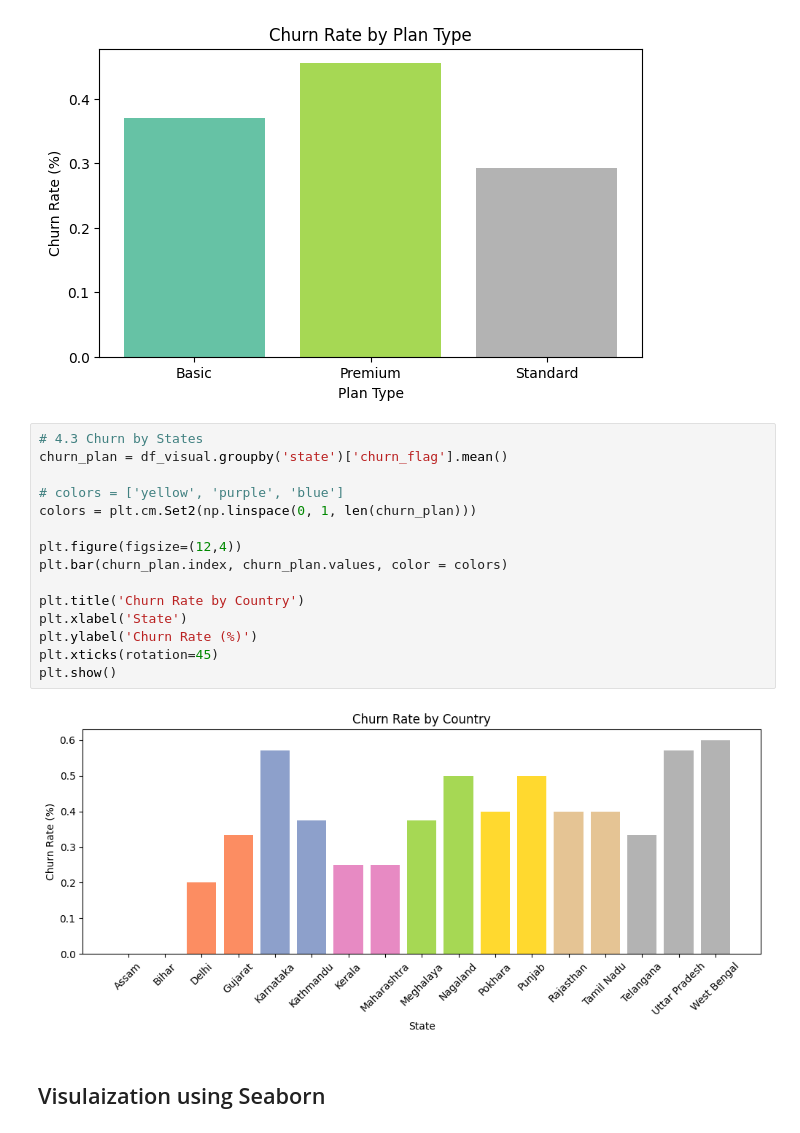
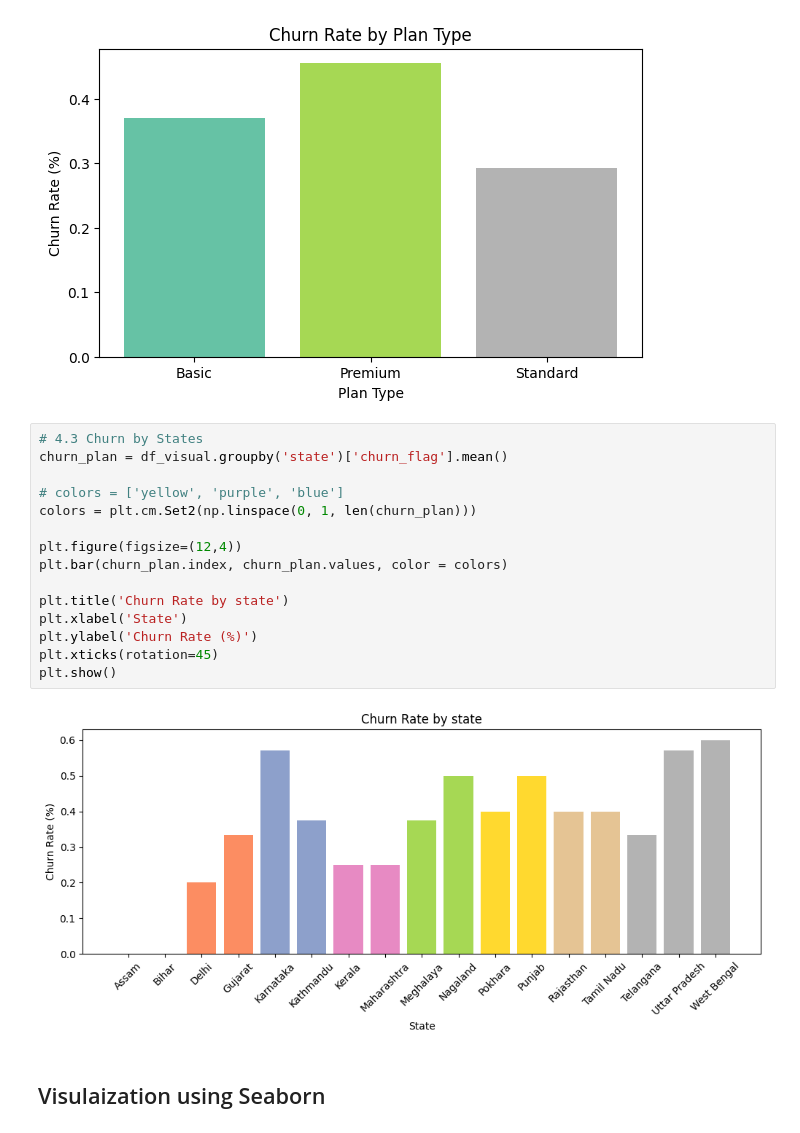
Before and after one commit to 7ankitsharma/Customer-Churn-Analysis, a Jupyter notebook: customer_churn_analysis.ipynb, the cells around one changed output. Cells and saved outputs as stored; diff of their text form.

```diff
--- a/customer_churn_analysis.ipynb
+++ b/customer_churn_analysis.ipynb
@@ -572,20 +541,20 @@ plt.show()
 # %%
 # 4.3 Churn by States
 churn_plan = df_visual.groupby('state')['churn_flag'].mean()
 
 # colors = ['yellow', 'purple', 'blue']
 colors = plt.cm.Set2(np.linspace(0, 1, len(churn_plan)))
 
 plt.figure(figsize=(12,4))
 plt.bar(churn_plan.index, churn_plan.values, color = colors)
 
-plt.title('Churn Rate by Country')
+plt.title('Churn Rate by state')
 plt.xlabel('State')
 plt.ylabel('Churn Rate (%)')
 plt.xticks(rotation=45)
 plt.show()
 # %% [output]
-[figure, old version]
+[figure, new version]
 # %% [markdown]
 ## Visulaization using Seaborn
 # %%
```
Also changed, not shown: parts of 5 cells of this notebook, 2 other files.
